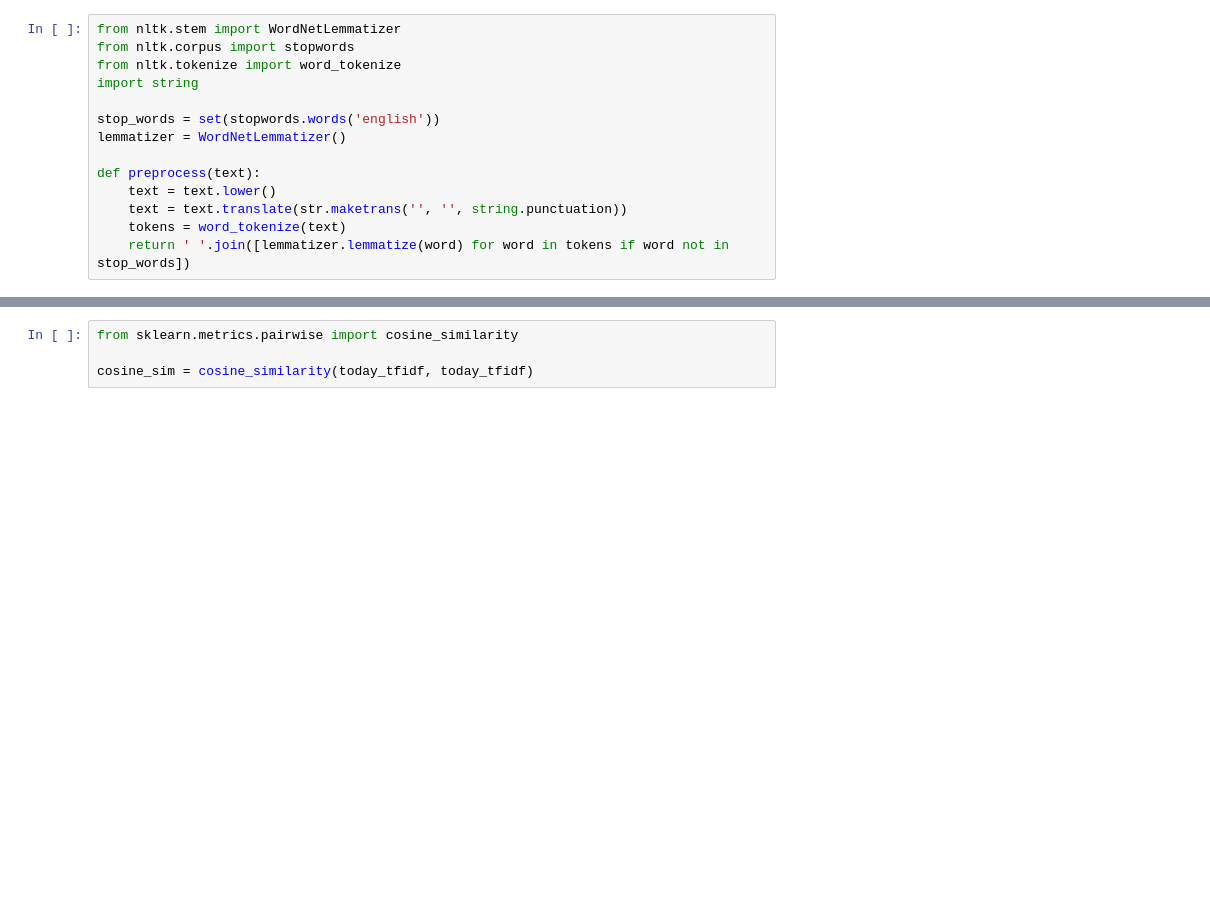
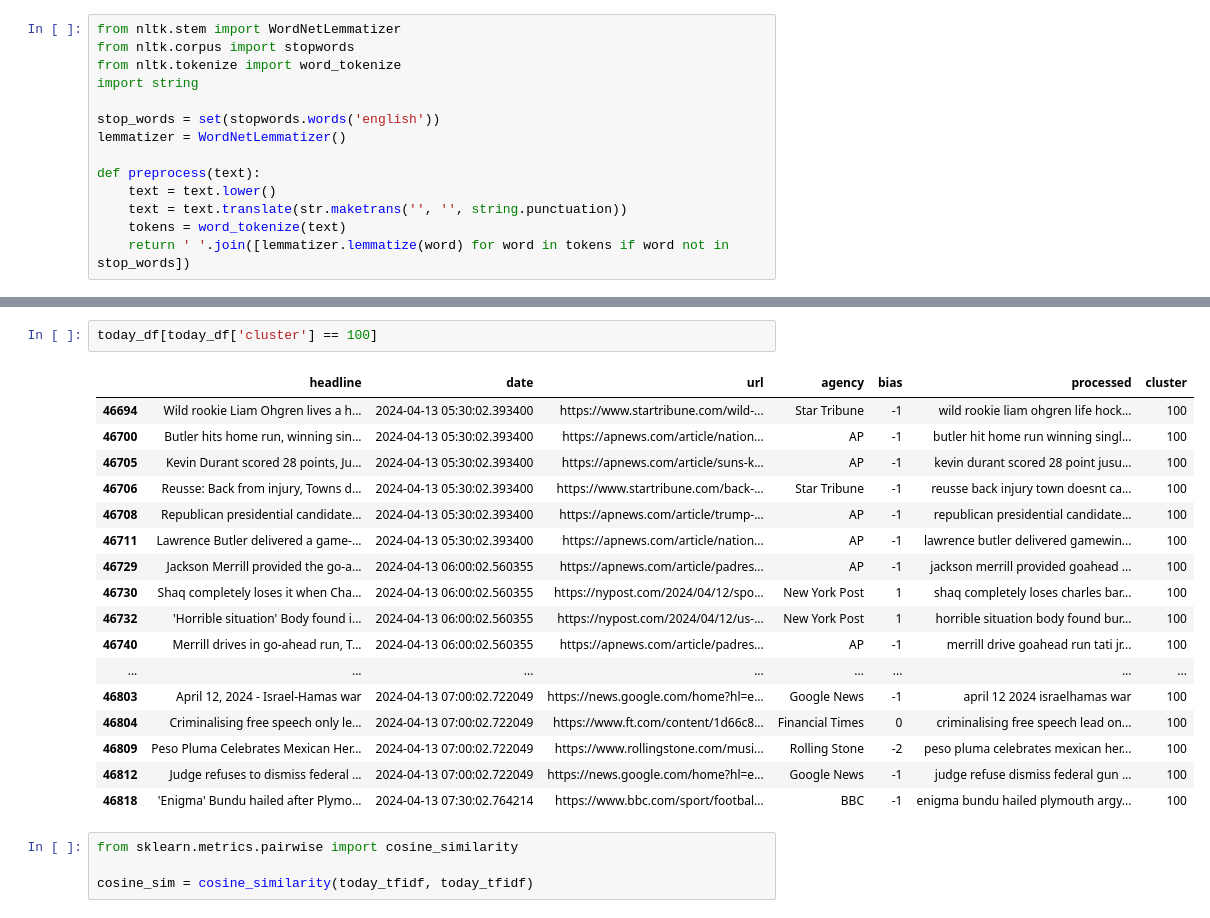
Before and after one commit to mas-4/maudlin2, a Jupyter notebook: dev/hdbscan.ipynb, the cells around one changed output, grey strips where cells are left out. Saved outputs shown, nothing was run; the diff lists cells and outputs as text; blank space fills up the shorter version.

```diff
--- a/dev/hdbscan.ipynb
+++ b/dev/hdbscan.ipynb
@@ -102,3 +178,23 @@ today_df[today_df['cluster'] == 2]
+# %%
+today_df[today_df['cluster'] == 100]
+# %% [output]
+|  | headline | date | url | agency | bias | processed | cluster |
+| 46694 | Wild rookie Liam Ohgren lives a h... | 2024-04-13 05:30:02.393400 | https://www.startribune.com/wild-... | Star Tribune | -1 | wild rookie liam ohgren life hock... | 100 |
+| 46700 | Butler hits home run, winning sin... | 2024-04-13 05:30:02.393400 | https://apnews.com/article/nation... | AP | -1 | butler hit home run winning singl... | 100 |
+| 46705 | Kevin Durant scored 28 points, Ju... | 2024-04-13 05:30:02.393400 | https://apnews.com/article/suns-k... | AP | -1 | kevin durant scored 28 point jusu... | 100 |
+| 46706 | Reusse: Back from injury, Towns d... | 2024-04-13 05:30:02.393400 | https://www.startribune.com/back-... | Star Tribune | -1 | reusse back injury town doesnt ca... | 100 |
+| 46708 | Republican presidential candidate... | 2024-04-13 05:30:02.393400 | https://apnews.com/article/trump-... | AP | -1 | republican presidential candidate... | 100 |
+| 46711 | Lawrence Butler delivered a game-... | 2024-04-13 05:30:02.393400 | https://apnews.com/article/nation... | AP | -1 | lawrence butler delivered gamewin... | 100 |
+| 46729 | Jackson Merrill provided the go-a... | 2024-04-13 06:00:02.560355 | https://apnews.com/article/padres... | AP | -1 | jackson merrill provided goahead ... | 100 |
+| 46730 | Shaq completely loses it when Cha... | 2024-04-13 06:00:02.560355 | https://nypost.com/2024/04/12/spo... | New York Post | 1 | shaq completely loses charles bar... | 100 |
+| 46732 | 'Horrible situation' Body found i... | 2024-04-13 06:00:02.560355 | https://nypost.com/2024/04/12/us-... | New York Post | 1 | horrible situation body found bur... | 100 |
+| 46740 | Merrill drives in go-ahead run, T... | 2024-04-13 06:00:02.560355 | https://apnews.com/article/padres... | AP | -1 | merrill drive goahead run tati jr... | 100 |
+| ... | ... | ... | ... | ... | ... | ... | ... |
+| 46803 | April 12, 2024 - Israel-Hamas war | 2024-04-13 07:00:02.722049 | https://news.google.com/home?hl=e... | Google News | -1 | april 12 2024 israelhamas war | 100 |
+| 46804 | Criminalising free speech only le... | 2024-04-13 07:00:02.722049 | https://www.ft.com/content/1d66c8... | Financial Times | 0 | criminalising free speech lead on... | 100 |
+| 46809 | Peso Pluma Celebrates Mexican Her... | 2024-04-13 07:00:02.722049 | https://www.rollingstone.com/musi... | Rolling Stone | -2 | peso pluma celebrates mexican her... | 100 |
+| 46812 | Judge refuses to dismiss federal ... | 2024-04-13 07:00:02.722049 | https://news.google.com/home?hl=e... | Google News | -1 | judge refuse dismiss federal gun ... | 100 |
+| 46818 | 'Enigma' Bundu hailed after Plymo... | 2024-04-13 07:30:02.764214 | https://www.bbc.com/sport/footbal... | BBC | -1 | enigma bundu hailed plymouth argy... | 100 |
 # %%
 from sklearn.metrics.pairwise import cosine_similarity
 
```
Also changed, not shown: parts of 17 cells of this notebook, 1 other file.
